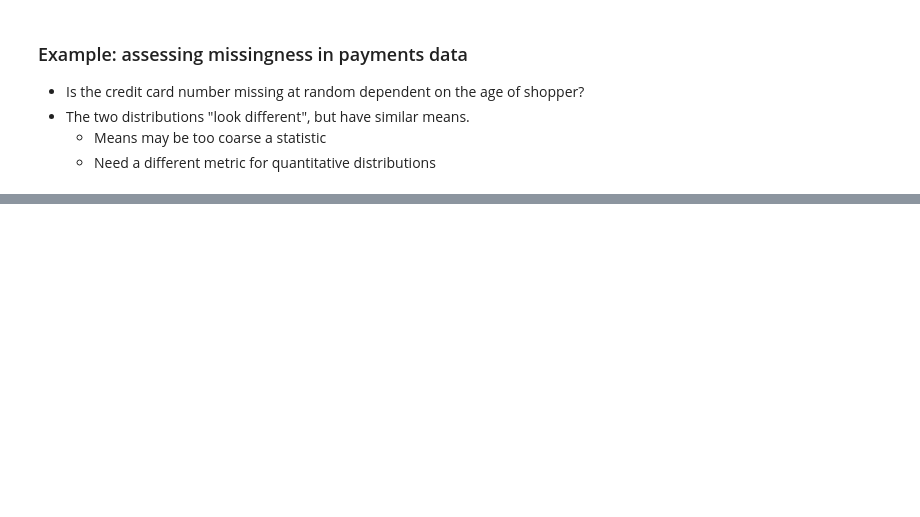
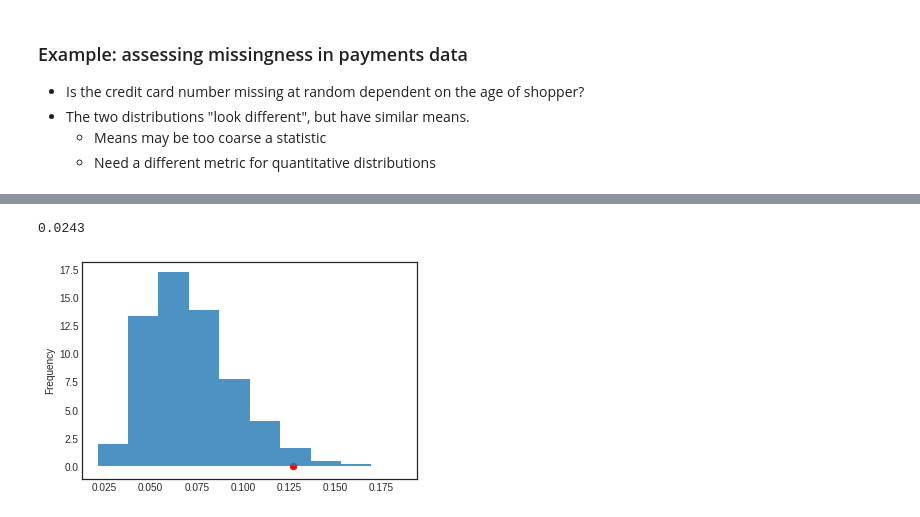
Before and after one commit to AECassAWei/dsc80-wi20, a Jupyter notebook: lectures/08/Lecture 08 Missingness.ipynb, the cells around one changed output, grey strips where cells are left out. Drawn from its saved outputs; the diff is of its cells as text; code cells hidden in the pictures; blank space fills up the shorter version.

```diff
--- a/lectures/08/Lecture 08 Missingness.ipynb
+++ b/lectures/08/Lecture 08 Missingness.ipynb
@@ -892,5 +904,5 @@ plot_pdf_cdf(payments);
 # %%
-observed_ks, _ = ks_2samp(
+observed_ks, p_val = ks_2samp(
     payments.loc[payments['cc_isnull'], 'age'],
     payments.loc[~payments['cc_isnull'], 'age']
 )
@@ -899,5 +913,5 @@ observed_ks
 # %%
-n_repetitions = 500
+n_repetitions = 10000
 
 kslist = []
 for _ in range(n_repetitions):
@@ -933,0 +973,42 @@ r
+# %%
+def ks_permutation(df, test, depend, N):
+    df_miss = df.assign(test_is_null=df[test].isnull()) # Convert to True/False
+
+    gpA = df.loc[df_miss['test_is_null'], depend]
+    gpB = df.loc[~df_miss['test_is_null'], depend]
+    obs_ks, p_val = ks_2samp(gpA, gpB) # Get the ks observed value
+
+    kslist = []
+    for _ in range(N):
+
+        # shuffle the dependent column
+        shuffled_dep = (
+            df_miss[depend]
+            .sample(replace=False, frac=1)
+            .reset_index(drop=True)
+        )
+
+        #
+        shuffled = (
+            df_miss
+            .assign(**{'Shuffled ' + depend: shuffled_dep})
+        )
+
+        ks, _ = ks_2samp(
+            shuffled.loc[shuffled['test_is_null'], 'Shuffled ' + depend],
+            shuffled.loc[~shuffled['test_is_null'], 'Shuffled ' + depend]
+        )
+
+        # add it to the list of results
+        kslist.append(ks)
+
+    pd.Series(kslist).plot(kind='hist', density=True, alpha=0.8)
+    plt.scatter(obs_ks, 0, color='red', s=40);
+
+    # return np.min([np.count_nonzero(kslist >= obs_ks) / len(kslist), np.count_nonzero(kslist <= obs_ks) / len(kslist)])
+    return np.count_nonzero(kslist >= obs_ks) / len(kslist) #, np.count_nonzero(kslist <= obs_ks) / len(kslist)])
+# %%
+ks_permutation(payments, 'credit_card_number', 'age', 10000)
+# %% [output]
+0.0243
+[figure, added]
```
Also changed, not shown: parts of 15 cells of this notebook, 3 other files.
